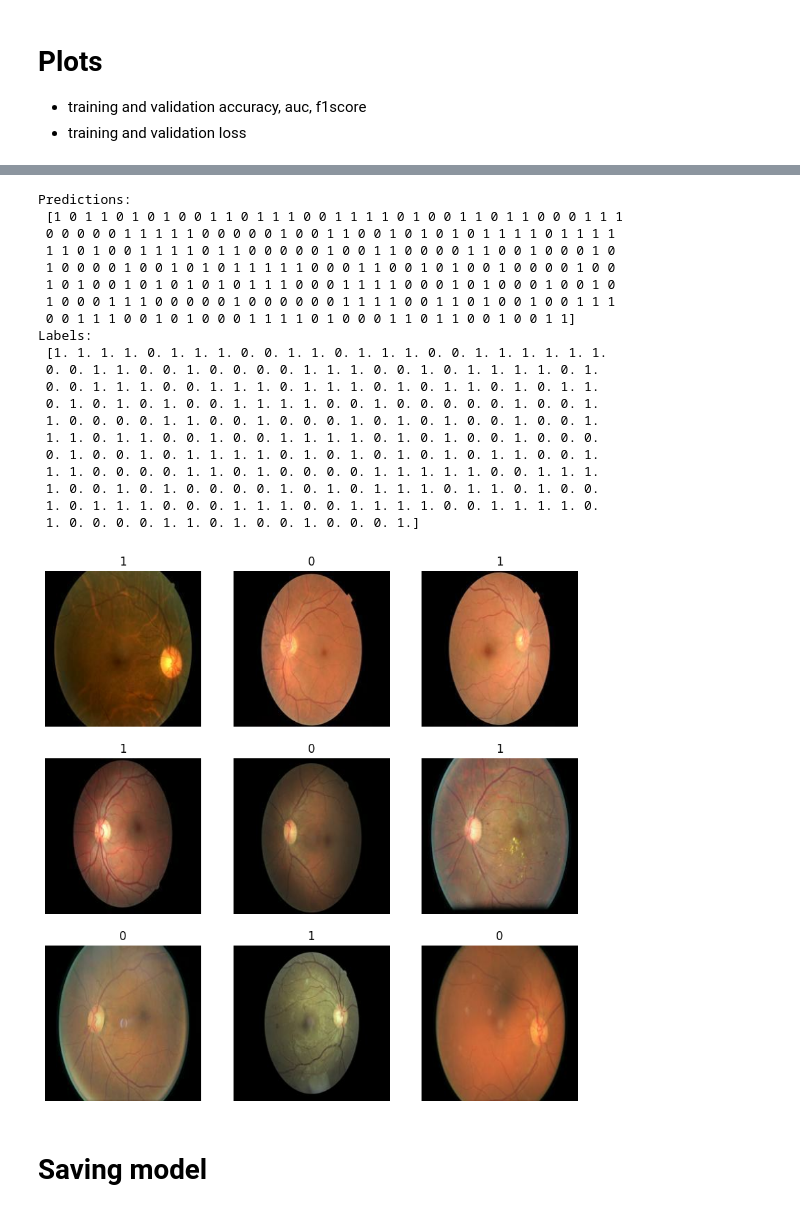
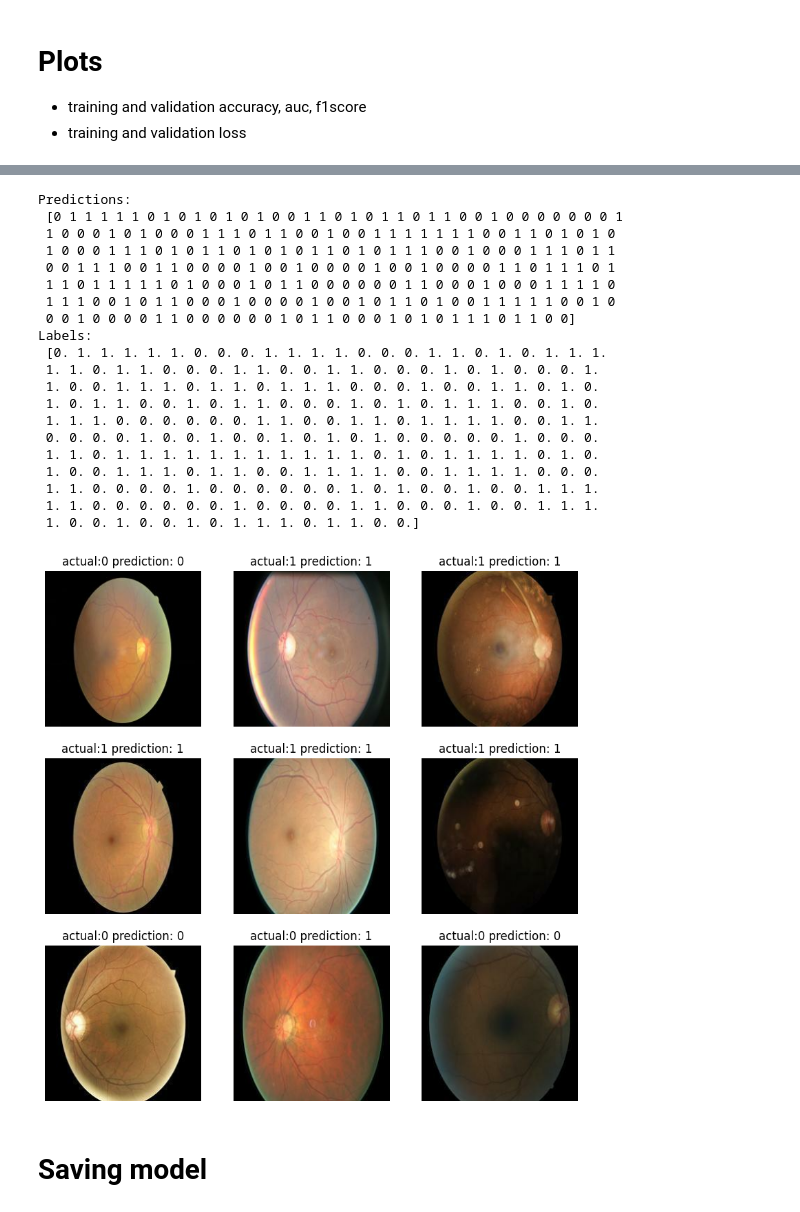
Before and after one commit to suaviq/diabetic-retinopathy-detection, a Jupyter notebook: model.ipynb, the cells around one changed output, grey strips where cells are left out. Cells and saved outputs as stored; diff of their text form; code cells hidden in the pictures.

```diff
--- a/model.ipynb
+++ b/model.ipynb
@@ -383,42 +389,42 @@ Test f1score : [0.697201]
 # %%
 image_batch, label_batch = test_ds.as_numpy_iterator().next()
 predictions = model.predict_on_batch(image_batch).flatten()
 predictions = tf.nn.sigmoid(predictions)
 predictions = tf.where(predictions < 0.5, 0, 1)
 class_names = [0, 1]
 
 print('Predictions:\n', predictions.numpy())
 print('Labels:\n', label_batch)
 
 plt.figure(figsize=(10, 10))
 for i in range(9):
   ax = plt.subplot(3, 3, i + 1)
   plt.imshow(image_batch[i].astype("uint8"))
-  plt.title(class_names[predictions[i]])
+  plt.title(f"actual:{int(label_batch[i])} prediction: {class_names[predictions[i]]}")
   plt.axis("off")
 plt.savefig('/content/drive/MyDrive/engineer/predictions.jpg')
 # %% [output]
 Predictions:
- [1 0 1 1 0 1 0 1 0 0 1 1 0 1 1 1 0 0 1 1 1 1 0 1 0 0 1 1 0 1 1 0 0 0 1 1 1
- 0 0 0 0 0 1 1 1 1 1 0 0 0 0 0 1 0 0 1 1 0 0 1 0 1 0 1 0 1 1 1 1 0 1 1 1 1
- 1 1 0 1 0 0 1 1 1 1 0 1 1 0 0 0 0 0 1 0 0 1 1 0 0 0 0 1 1 0 0 1 0 0 0 1 0
- 1 0 0 0 0 1 0 0 1 0 1 0 1 1 1 1 1 0 0 0 1 1 0 0 1 0 1 0 0 1 0 0 0 0 1 0 0
- 1 0 1 0 0 1 0 1 0 1 0 1 0 1 1 1 0 0 0 1 1 1 1 0 0 0 1 0 1 0 0 0 1 0 0 1 0
- 1 0 0 0 1 1 1 0 0 0 0 0 1 0 0 0 0 0 0 1 1 1 1 0 0 1 1 0 1 0 0 1 0 0 1 1 1
- 0 0 1 1 1 0 0 1 0 1 0 0 0 1 1 1 1 0 1 0 0 0 1 1 0 1 1 0 0 1 0 0 1 1]
+ [0 1 1 1 1 1 0 1 0 1 0 1 0 1 0 0 1 1 0 1 0 1 1 0 1 1 0 0 1 0 0 0 0 0 0 0 1
+ 1 0 0 0 1 0 1 0 0 0 1 1 1 0 1 1 0 0 1 0 0 1 1 1 1 1 1 1 0 0 1 1 0 1 0 1 0
+ 1 0 0 0 1 1 1 0 1 0 1 1 0 1 0 1 0 1 1 0 1 0 1 1 1 0 0 1 0 0 0 1 1 1 0 1 1
+ 0 0 1 1 1 0 0 1 1 0 0 0 0 1 0 0 1 0 0 0 0 1 0 0 1 0 0 0 0 1 1 0 1 1 1 0 1
+ 1 1 0 1 1 1 1 1 0 1 0 0 0 1 0 1 1 0 0 0 0 0 0 1 1 0 0 0 1 0 0 0 1 1 1 1 0
+ 1 1 1 0 0 1 0 1 1 0 0 0 1 0 0 0 0 1 0 0 1 0 1 1 0 1 0 0 1 1 1 1 1 0 0 1 0
+ 0 0 1 0 0 0 0 1 1 0 0 0 0 0 0 1 0 1 1 0 0 0 1 0 1 0 1 1 1 0 1 1 0 0]
 Labels:
- [1. 1. 1. 1. 0. 1. 1. 1. 0. 0. 1. 1. 0. 1. 1. 1. 0. 0. 1. 1. 1. 1. 1. 1.
- 0. 0. 1. 1. 0. 0. 1. 0. 0. 0. 0. 1. 1. 1. 0. 0. 1. 0. 1. 1. 1. 1. 0. 1.
- 0. 0. 1. 1. 1. 0. 0. 1. 1. 1. 0. 1. 1. 1. 0. 1. 0. 1. 1. 0. 1. 0. 1. 1.
- 0. 1. 0. 1. 0. 1. 0. 0. 1. 1. 1. 1. 0. 0. 1. 0. 0. 0. 0. 0. 1. 0. 0. 1.
- 1. 0. 0. 0. 0. 1. 1. 0. 0. 1. 0. 0. 0. 1. 0. 1. 0. 1. 0. 0. 1. 0. 0. 1.
- 1. 1. 0. 1. 1. 0. 0. 1. 0. 0. 1. 1. 1. 1. 0. 1. 0. 1. 0. 0. 1. 0. 0. 0.
- 0. 1. 0. 0. 1. 0. 1. 1. 1. 1. 0. 1. 0. 1. 0. 1. 0. 1. 0. 1. 1. 0. 0. 1.
- 1. 1. 0. 0. 0. 0. 1. 1. 0. 1. 0. 0. 0. 0. 1. 1. 1. 1. 1. 0. 0. 1. 1. 1.
- 1. 0. 0. 1. 0. 1. 0. 0. 0. 0. 1. 0. 1. 0. 1. 1. 1. 0. 1. 1. 0. 1. 0. 0.
- 1. 0. 1. 1. 1. 0. 0. 0. 1. 1. 1. 0. 0. 1. 1. 1. 1. 0. 0. 1. 1. 1. 1. 0.
- 1. 0. 0. 0. 0. 1. 1. 0. 1. 0. 0. 1. 0. 0. 0. 1.]
+ [0. 1. 1. 1. 1. 1. 0. 0. 0. 1. 1. 1. 1. 0. 0. 0. 1. 1. 0. 1. 0. 1. 1. 1.
+ 1. 1. 0. 1. 1. 0. 0. 0. 1. 1. 0. 0. 1. 1. 0. 0. 0. 1. 0. 1. 0. 0. 0. 1.
+ 1. 0. 0. 1. 1. 1. 0. 1. 1. 0. 1. 1. 1. 0. 0. 0. 1. 0. 0. 1. 1. 0. 1. 0.
+ 1. 0. 1. 1. 0. 0. 1. 0. 1. 1. 0. 0. 0. 1. 0. 1. 0. 1. 1. 1. 0. 0. 1. 0.
+ 1. 1. 1. 0. 0. 0. 0. 0. 0. 1. 1. 0. 0. 1. 1. 0. 1. 1. 1. 1. 0. 0. 1. 1.
+ 0. 0. 0. 0. 1. 0. 0. 1. 0. 0. 1. 0. 1. 0. 1. 0. 0. 0. 0. 0. 1. 0. 0. 0.
+ 1. 1. 0. 1. 1. 1. 1. 1. 1. 1. 1. 1. 1. 1. 0. 1. 0. 1. 1. 1. 1. 0. 1. 0.
+ 1. 0. 0. 1. 1. 1. 0. 1. 1. 0. 0. 1. 1. 1. 1. 0. 0. 1. 1. 1. 1. 0. 0. 0.
+ 1. 1. 0. 0. 0. 0. 1. 0. 0. 0. 0. 0. 0. 1. 0. 1. 0. 0. 1. 0. 0. 1. 1. 1.
+ 1. 1. 0. 0. 0. 0. 0. 0. 1. 0. 0. 0. 0. 1. 1. 0. 0. 0. 1. 0. 0. 1. 1. 1.
+ 1. 0. 0. 1. 0. 0. 1. 0. 1. 1. 1. 0. 1. 1. 0. 0.]
-[figure, old version]
+[figure, new version]
 # %% [markdown]
 # Saving model
 # %%
```
Also changed, not shown: parts of 11 cells of this notebook.
